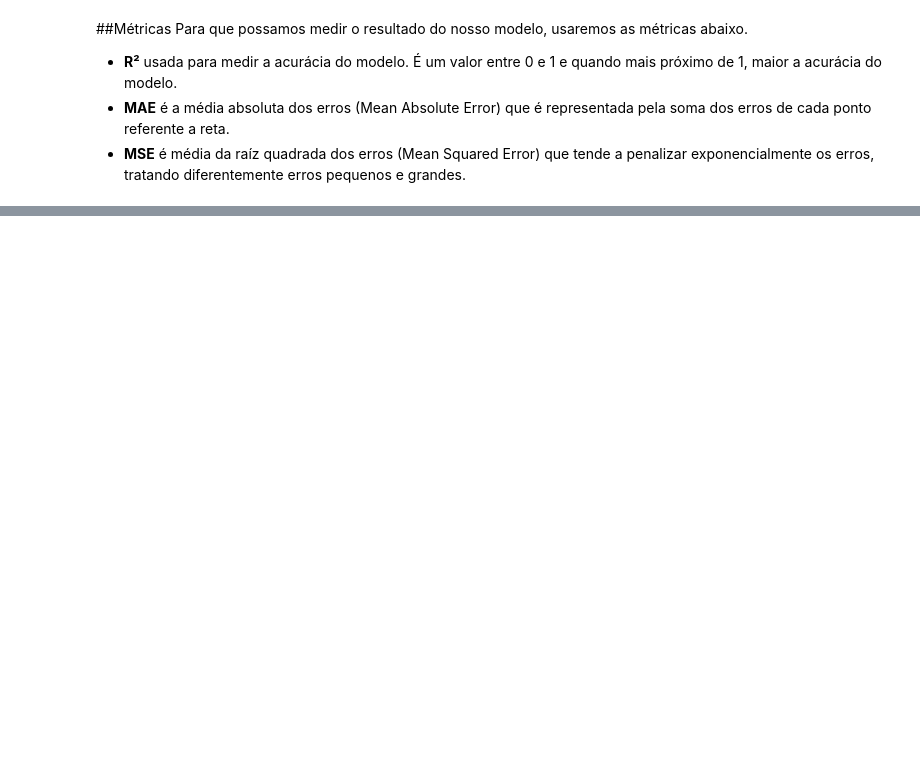
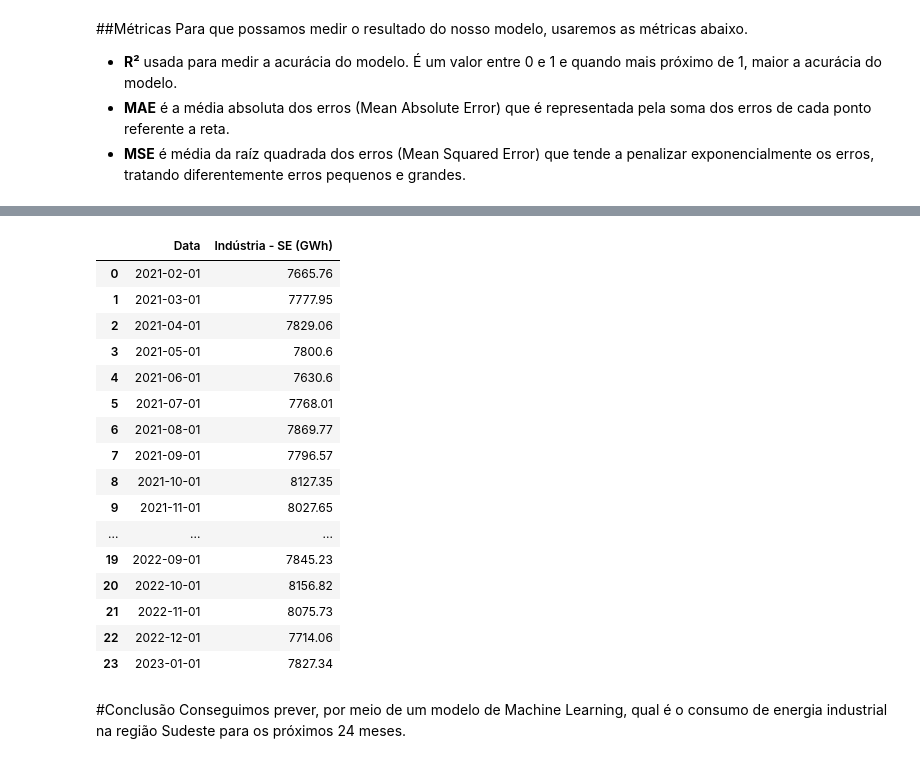
Before and after one commit to lucas-tebet/4intelligence, a Jupyter notebook: 4intelligence.ipynb, the cells around one changed output, grey strips where cells are left out. Saved outputs shown, nothing was run; the diff lists cells and outputs as text; code cells hidden in the pictures; blank space fills up the shorter version.

```diff
--- a/4intelligence.ipynb
+++ b/4intelligence.ipynb
@@ -339,0 +654,23 @@ MSE:  31755.837228154418
+# %%
+pd.DataFrame(np.array(df_original[['data_tidy', 'ind_se']])[205:229], columns=('Data', 'Indústria - SE (GWh)'))
+# %% [output]
+|  | Data | Indústria - SE (GWh) |
+| 0 | 2021-02-01 | 7665.76 |
+| 1 | 2021-03-01 | 7777.95 |
+| 2 | 2021-04-01 | 7829.06 |
+| 3 | 2021-05-01 | 7800.6 |
+| 4 | 2021-06-01 | 7630.6 |
+| 5 | 2021-07-01 | 7768.01 |
+| 6 | 2021-08-01 | 7869.77 |
+| 7 | 2021-09-01 | 7796.57 |
+| 8 | 2021-10-01 | 8127.35 |
+| 9 | 2021-11-01 | 8027.65 |
+| ... | ... | ... |
+| 19 | 2022-09-01 | 7845.23 |
+| 20 | 2022-10-01 | 8156.82 |
+| 21 | 2022-11-01 | 8075.73 |
+| 22 | 2022-12-01 | 7714.06 |
+| 23 | 2023-01-01 | 7827.34 |
+# %% [markdown]
+#Conclusão
+Conseguimos prever, por meio de um modelo de Machine Learning, qual é o consumo de energia industrial na região Sudeste para os próximos 24 meses.
```
Also changed, not shown: parts of 52 cells of this notebook.
